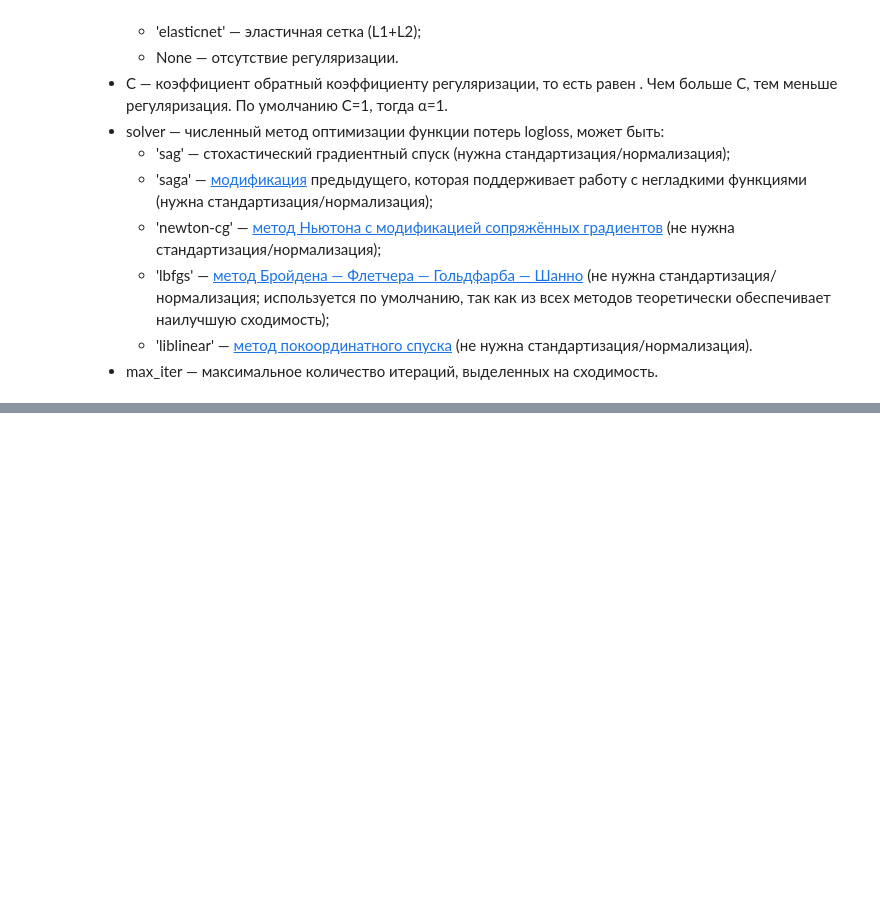
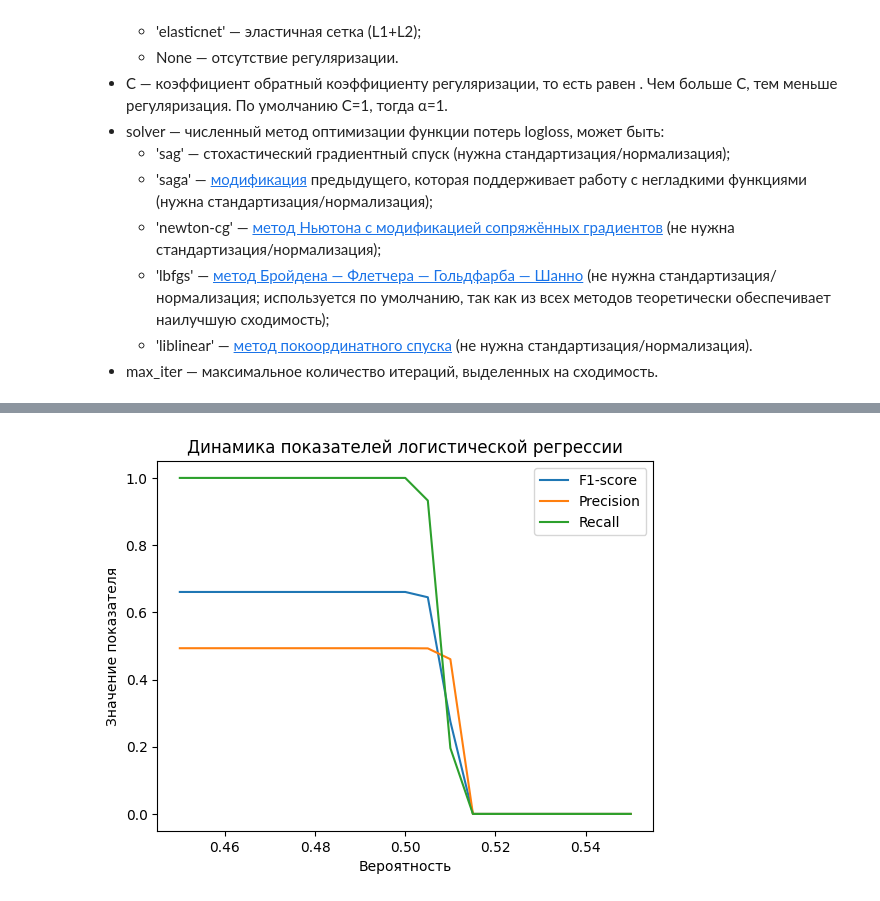
Before and after one commit to AlexKosuhin/AlgoTrading, a Jupyter notebook: classification.ipynb, the cells around one changed output, grey strips where cells are left out. Saved outputs shown, nothing was run; the diff lists cells and outputs as text; code cells hidden in the pictures; blank space fills up the shorter version.

```diff
--- a/classification.ipynb
+++ b/classification.ipynb
@@ -552,3 +563,6 @@ from sklearn import model_selection
 from sklearn.linear_model import LogisticRegression
 from sklearn import metrics
 from sklearn.model_selection import StratifiedKFold
+# %%
+X = df_ml.drop('target', axis=1)
+y = df_ml['target']
@@ -633,0 +806,26 @@ ValueError: Input y contains NaN.
+# %%
+# Делаем предсказание вероятности оттока для каждого клиента из тестовой выборки
+y_test_proba_pred = pd.Series(log_reg.predict_proba(X_test)[:, 1])
+# Инициализируем список, куда будем сохранять метрики.
+scores = []
+# Дополнительные списки
+precisions = []
+recalls = []
+# Задаём значения порогов вероятности
+thresholds = np.arange(0.45, 0.55, 0.005)
+# В цикле перебираем значения порогов вероятности
+for threshold in thresholds:
+    # Делаем предсказание
+    y_test_pred_poly = y_test_proba_pred.apply(lambda x: 1 if x > threshold else 0)
+    # Рассчитываем метрику
+    score = metrics.f1_score(y_test, y_test_pred_poly)
+    # Дополнительные метрики
+    precision = metrics.precision_score(y_test, y_test_pred_poly)
+    recall = metrics.recall_score(y_test, y_test_pred_poly)
+    # Добавляем результат в список
+    scores.append(score)
+    precisions.append(precision)
+    recalls.append(recall)
+print(scores)
+print(precisions)
+print(recalls)
@@ -633,0 +836,9 @@ ValueError: Input y contains NaN.
+# %%
+plt.title('Динамика показателей логистической регрессии')
+sns.lineplot(x=np.arange(0.45, 0.55, 0.005), y=scores, label='F1-score')
+sns.lineplot(x=np.arange(0.45, 0.55, 0.005), y=precisions, label='Precision')
+sns.lineplot(x=np.arange(0.45, 0.55, 0.005), y=recalls, label='Recall')
+plt.ylabel('Значение показателя')
+plt.xlabel('Вероятность');
+# %% [output]
+[figure, added]
```
Also changed, not shown: parts of 44 cells of this notebook.
